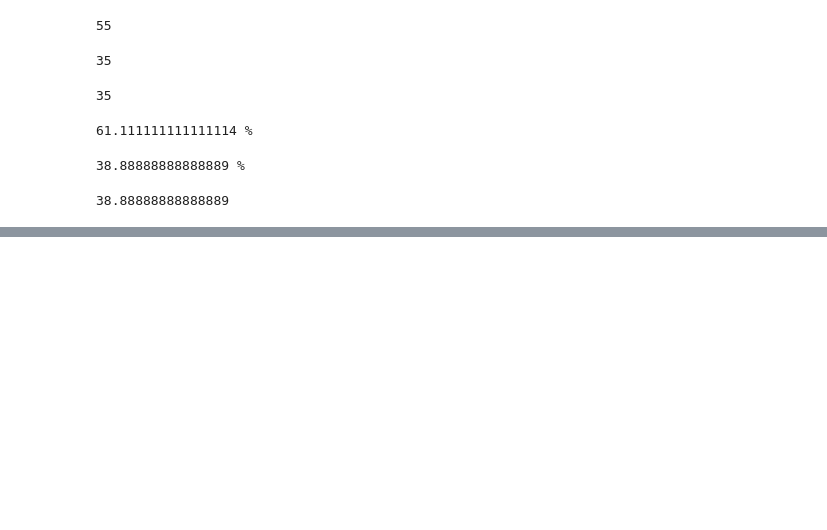
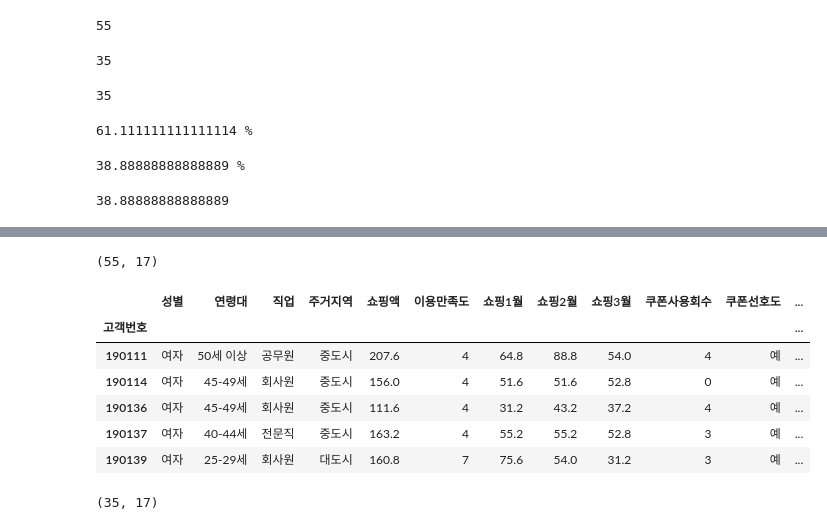
Before and after one commit to HongSeongMo/Bigdata_Analysis_Professional, a Jupyter notebook: 241014.ipynb, the cells around one changed output, grey strips where cells are left out. Cells and saved outputs as stored; diff of their text form; code cells hidden in the pictures; blank space fills up the shorter version.

```diff
--- a/241014.ipynb
+++ b/241014.ipynb
@@ -159,0 +207,3 @@ df['gendernum'][df['gendernum'] == 0].count()/df.shape[0] * 100
+# %%
+data = pd.read_csv('/content/drive/MyDrive/Colab Notebooks/work/data.csv', encoding='euc-kr', index_col=0)
+data.head(2)
@@ -159,0 +226,19 @@ df['gendernum'][df['gendernum'] == 0].count()/df.shape[0] * 100
+# %%
+df1.shape
+# %% [output]
+(55, 17)
+# %%
+df2 = data[data['성별'] == '여자']
+df2.head()
+# %% [output]
+|  | 성별 | 연령대 | 직업 | 주거지역 | 쇼핑액 | 이용만족도 | 쇼핑1월 | 쇼핑2월 | 쇼핑3월 | 쿠폰사용회수 | 쿠폰선호도 | ... |
+| 고객번호 |  |  |  |  |  |  |  |  |  |  |  | ... |
+| 190111 | 여자 | 50세 이상 | 공무원 | 중도시 | 207.6 | 4 | 64.8 | 88.8 | 54.0 | 4 | 예 | ... |
+| 190114 | 여자 | 45-49세 | 회사원 | 중도시 | 156.0 | 4 | 51.6 | 51.6 | 52.8 | 0 | 예 | ... |
+| 190136 | 여자 | 45-49세 | 회사원 | 중도시 | 111.6 | 4 | 31.2 | 43.2 | 37.2 | 4 | 예 | ... |
+| 190137 | 여자 | 40-44세 | 전문직 | 중도시 | 163.2 | 4 | 55.2 | 55.2 | 52.8 | 3 | 예 | ... |
+| 190139 | 여자 | 25-29세 | 회사원 | 대도시 | 160.8 | 7 | 75.6 | 54.0 | 31.2 | 3 | 예 | ... |
+# %%
+df2.shape
+# %% [output]
+(35, 17)
```
Also changed, not shown: parts of 50 cells of this notebook.
